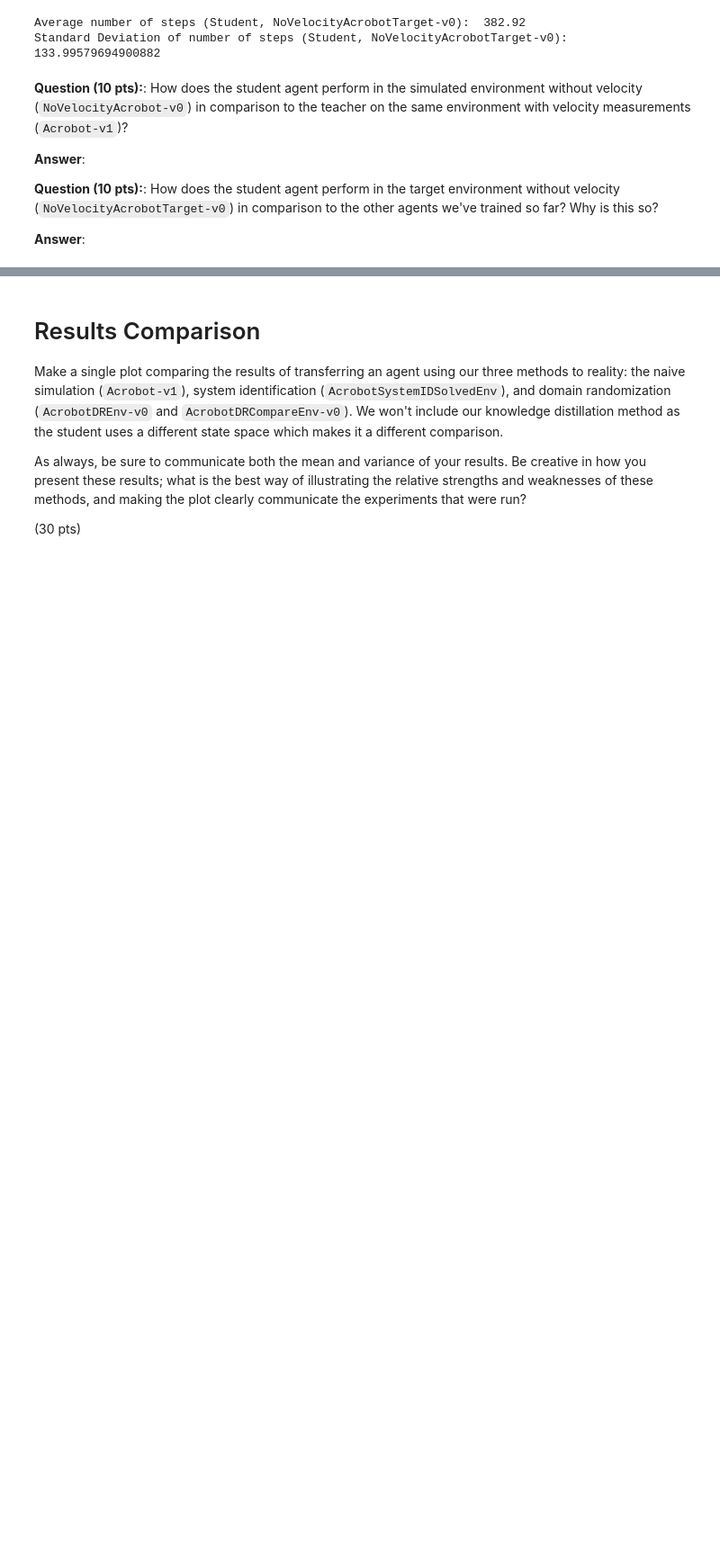
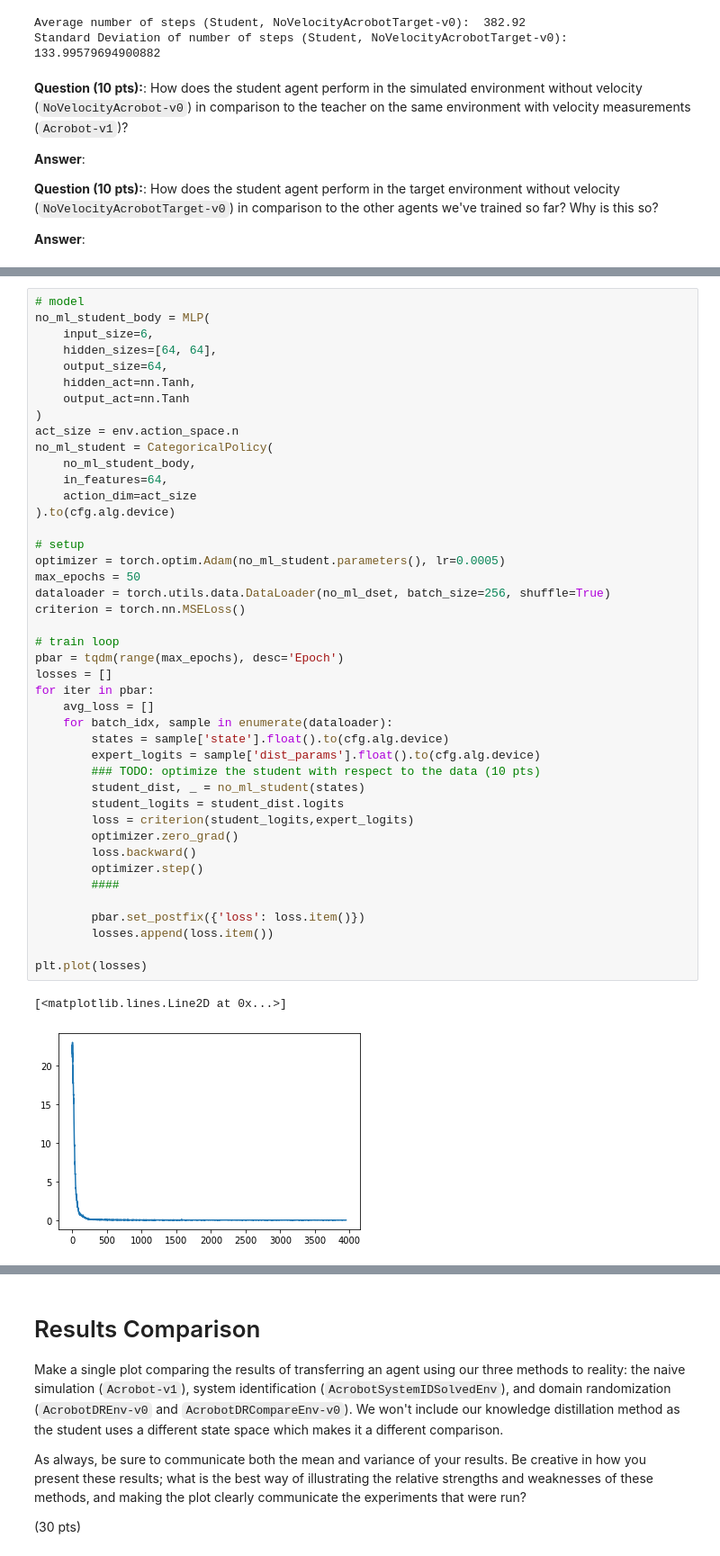
Before and after one commit to LuisCGit/6.484-reinforcement-learning, a Jupyter notebook: sim2real.ipynb, the cells around one changed output, grey strips where cells are left out. Shown at 90% size. Drawn from its saved outputs; the diff is of its cells as text; blank space fills up the shorter version.

```diff
--- a/sim2real.ipynb
+++ b/sim2real.ipynb
@@ -930,0 +1073,46 @@ Standard Deviation of number of steps (Student, NoVelocityAcrobotTarget-v0):  13
+# %%
+# model
+no_ml_student_body = MLP(
+    input_size=6,
+    hidden_sizes=[64, 64],
+    output_size=64,
+    hidden_act=nn.Tanh,
+    output_act=nn.Tanh
+)
+act_size = env.action_space.n
+no_ml_student = CategoricalPolicy(
+    no_ml_student_body,
+    in_features=64,
+    action_dim=act_size
+).to(cfg.alg.device)
+
+# setup
+optimizer = torch.optim.Adam(no_ml_student.parameters(), lr=0.0005)
+max_epochs = 50
+dataloader = torch.utils.data.DataLoader(no_ml_dset, batch_size=256, shuffle=True)
+criterion = torch.nn.MSELoss()
+
+# train loop
+pbar = tqdm(range(max_epochs), desc='Epoch')
+losses = []
+for iter in pbar:
+    avg_loss = []
+    for batch_idx, sample in enumerate(dataloader):
+        states = sample['state'].float().to(cfg.alg.device)
+        expert_logits = sample['dist_params'].float().to(cfg.alg.device)
+        ### TODO: optimize the student with respect to the data (10 pts)
+        student_dist, _ = no_ml_student(states)
+        student_logits = student_dist.logits
+        loss = criterion(student_logits,expert_logits)
+        optimizer.zero_grad()
+        loss.backward()
+        optimizer.step()
+        ####
+
+        pbar.set_postfix({'loss': loss.item()})
+        losses.append(loss.item())
+
+plt.plot(losses)
+# %% [output]
+[<matplotlib.lines.Line2D at 0x...>]
+[figure, added]
```
Also changed, not shown: parts of 9 cells of this notebook.
